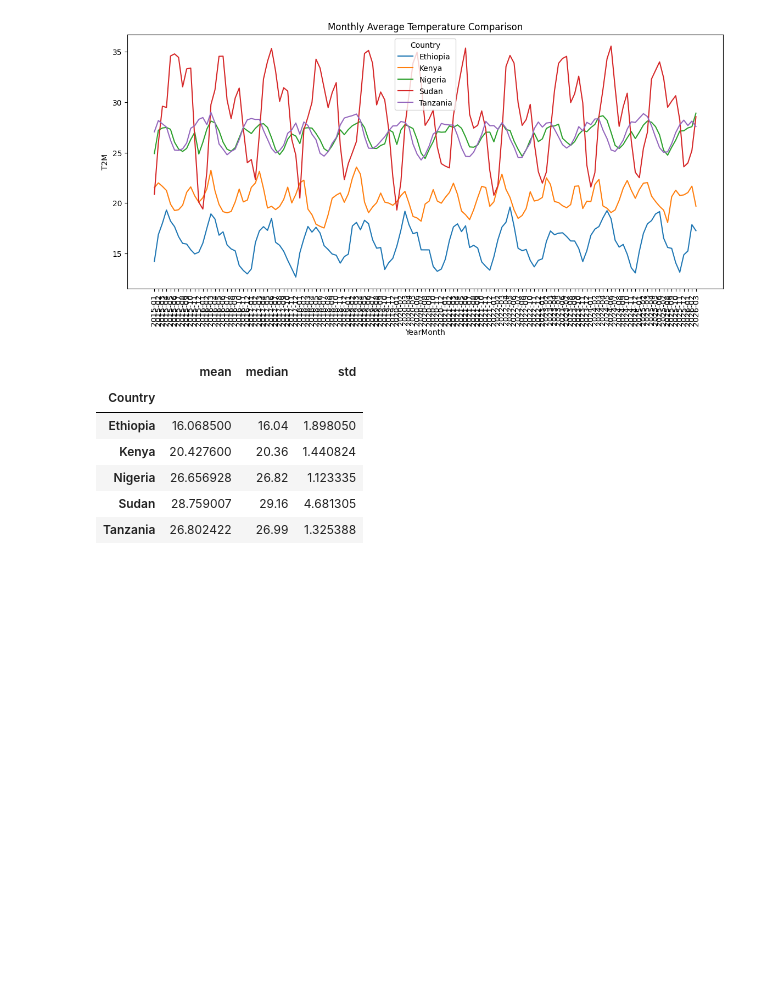
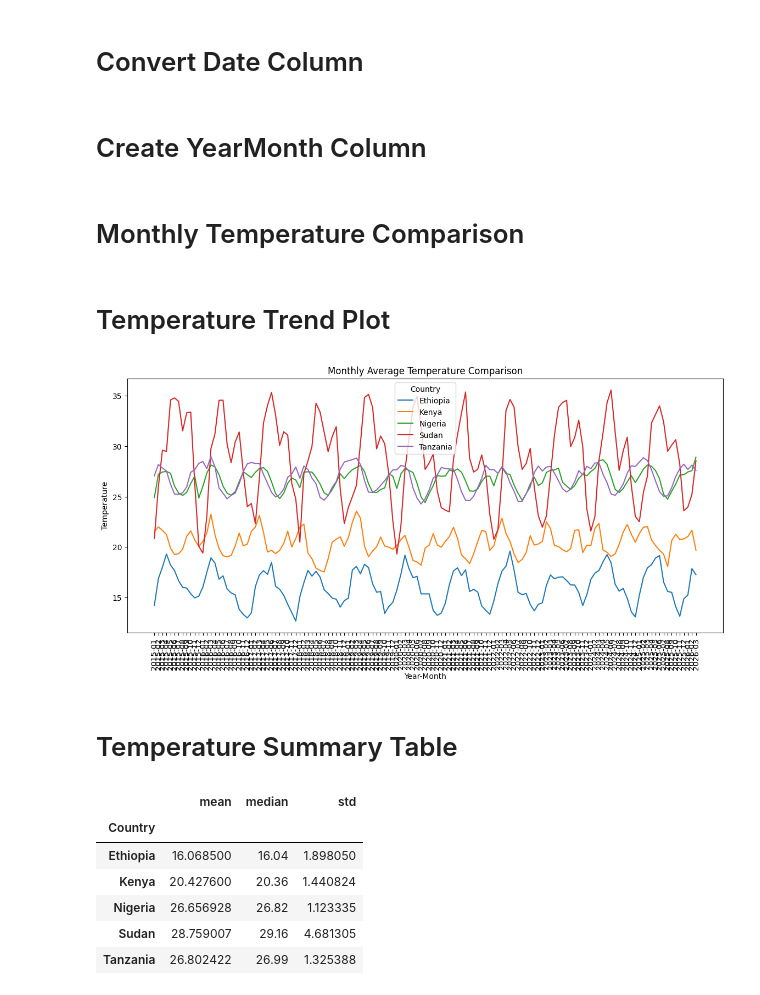
Before and after one commit to BeteLhem401/climate-challenge-week0, a Jupyter notebook: notebooks/compare_countries.ipynb, the cells around one changed output. Cells and saved outputs as stored; diff of their text form; code cells hidden in the pictures; blank space fills up the shorter version.

```diff
--- a/notebooks/compare_countries.ipynb
+++ b/notebooks/compare_countries.ipynb
@@ -35,0 +46,2 @@ df.sample(5)
+# %% [markdown]
+# Convert Date Column
@@ -36 +50,3 @@ df.sample(5)
+# %% [markdown]
+# Create YearMonth Column
 # %%
@@ -39,25 +53,33 @@ df["DATE"] = pd.to_datetime(df["DATE"])
 df["YearMonth"] = df["DATE"].dt.to_period("M")
+# %% [markdown]
+# Monthly Temperature Comparison
 # %%
 monthly_temp = df.groupby(
     ["YearMonth", "Country"]
 )["T2M"].mean().reset_index()
 
 monthly_temp["YearMonth"] = monthly_temp["YearMonth"].astype(str)
+# %% [markdown]
+# Temperature Trend Plot
 # %%
-plt.figure(figsize=(14,6))
+plt.figure(figsize=(14, 6))
 
 sns.lineplot(
     data=monthly_temp,
     x="YearMonth",
     y="T2M",
     hue="Country"
 )
 
 plt.xticks(rotation=90)
 plt.title("Monthly Average Temperature Comparison")
+plt.xlabel("Year-Month")
+plt.ylabel("Temperature")
 plt.show()
 # %% [output]
-[figure, old version]
+[figure, new version]
+# %% [markdown]
+# Temperature Summary Table
 # %%
 temp_summary = df.groupby("Country")["T2M"].agg([
     "mean",
```
Also changed, not shown: parts of 28 cells of this notebook, 1 other file.
